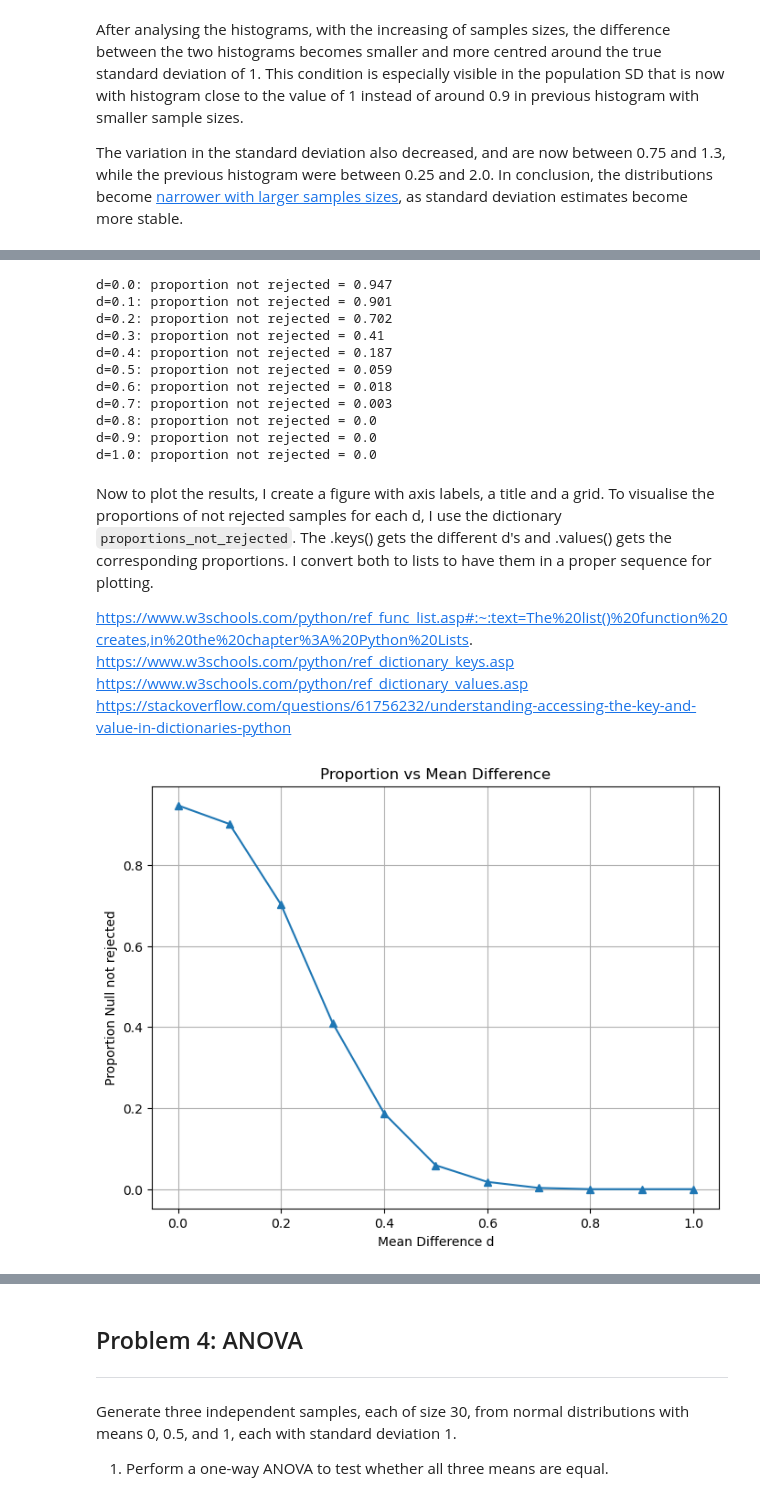
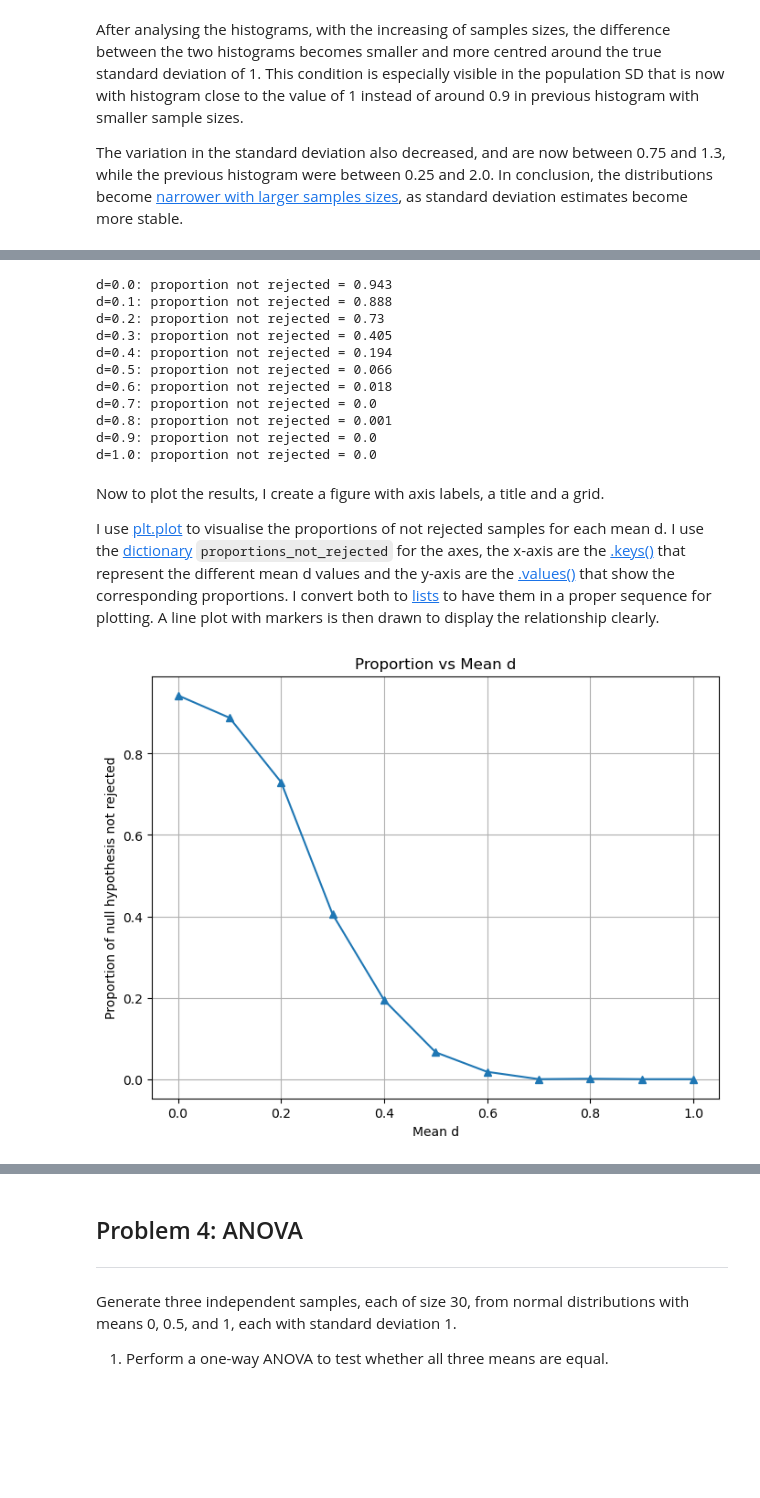
Before and after one commit to FatimaBOliveira/applied-statistics-assessment, a Jupyter notebook: problems.ipynb, the cells around one changed output, grey strips where cells are left out. Cells and saved outputs as stored; diff of their text form; code cells hidden in the pictures; blank space fills up the shorter version.

```diff
--- a/problems.ipynb
+++ b/problems.ipynb
@@ -400,12 +388,12 @@ https://seaborn.pydata.org/generated/seaborn.boxplot.html
 # %%
 # sample with normal distribution.
-normal_samples = np.random.normal(0, 1, 100)
+normal_sample = np.random.normal(0, 1, 100)
 
 # sample with normal distribution with mean 0.5.
-normal_d_0_5 = np.random.normal(0.5, 1, 100)
+normal_m_0_5 = np.random.normal(0.5, 1, 100)
 
 # Box plot.
-sns.boxplot(data=[normal_samples, normal_d_0_5])
+sns.boxplot(data=[normal_sample, normal_m_0_5])
 
 # Show.
 plt.show()
@@ -432,10 +415,10 @@ In a case where the means are the same, the p-value is expected to be higher tha
 # %%
 # sample with normal distribution.
-normal_samples = np.random.normal(0, 1, 100)
+normal_sample_2 = np.random.normal(0, 1, 100)
 
 # sample with normal distribution with mean 0.
-normal_d_0 = np.random.normal(0, 1, 100)
+normal_m_0 = np.random.normal(0, 1, 100)
 
 # Perform a t-test.
-stats.ttest_ind(normal_samples, normal_d_0)
+stats.ttest_ind(normal_sample_2, normal_m_0)
 # %% [output]
@@ -500,7 +479,6 @@ proportions_not_rejected = {}
 for d, sample_pairs in all_samples.items():
     # Counter to track how many times the null hypothesis is not rejected.
     not_rejected_count = 0
-
     # Loop through all sample pairs.
     for normal_samples, normal_d in sample_pairs:
         # Perform t-test on the two samples.
@@ -515,48 +493,44 @@ for d, sample_pairs in all_samples.items():
 for d, prop in proportions_not_rejected.items():
     print(f"d={d}: proportion not rejected = {prop}")
 # %% [output]
-d=0.0: proportion not rejected = 0.947
-d=0.1: proportion not rejected = 0.901
-d=0.2: proportion not rejected = 0.702
-d=0.3: proportion not rejected = 0.41
-d=0.4: proportion not rejected = 0.187
-d=0.5: proportion not rejected = 0.059
+d=0.0: proportion not rejected = 0.943
+d=0.1: proportion not rejected = 0.888
+d=0.2: proportion not rejected = 0.73
+d=0.3: proportion not rejected = 0.405
+d=0.4: proportion not rejected = 0.194
+d=0.5: proportion not rejected = 0.066
 d=0.6: proportion not rejected = 0.018
-d=0.7: proportion not rejected = 0.003
-d=0.8: proportion not rejected = 0.0
+d=0.7: proportion not rejected = 0.0
+d=0.8: proportion not rejected = 0.001
 d=0.9: proportion not rejected = 0.0
 d=1.0: proportion not rejected = 0.0
 # %% [markdown]
 Now to plot the results, I create a figure with axis labels, a title and a grid.
-To visualise the proportions of not rejected samples for each d, I use the dictionary `proportions_not_rejected`. The .keys() gets the different d's and .values() gets the corresponding proportions. I convert both to lists to have them in a proper sequence for plotting.
 
-https://www.w3schools.com/python/ref_func_list.asp#:~:text=The%20list()%20function%20creates,in%20the%20chapter%3A%20Python%20Lists.
-https://www.w3schools.com/python/ref_dictionary_keys.asp
-https://www.w3schools.com/python/ref_dictionary_values.asp
-https://stackoverflow.com/questions/61756232/understanding-accessing-the-key-and-value-in-dictionaries-python
+I use [plt.plot](https://matplotlib.org/stable/api/_as_gen/matplotlib.pyplot.plot.html) to visualise the proportions of not rejected samples for each mean d. I use the [dictionary](https://stackoverflow.com/questions/61756232/understanding-accessing-the-key-and-value-in-dictionaries-python) `proportions_not_rejected` for the axes, the x-axis are the [.keys()](https://www.w3schools.com/python/ref_dictionary_keys.asp) that represent the different mean d values and the y-axis are the [.values()](https://www.w3schools.com/python/ref_dictionary_values.asp) that show the corresponding proportions. I convert both to [lists](https://www.w3schools.com/python/ref_func_list.asp#:~:text=The%20list()%20function%20creates,in%20the%20chapter%3A%20Python%20Lists) to have them in a proper sequence for plotting. A line plot with markers is then drawn to display the relationship clearly.
 # %%
 # Create a new figure.
 plt.figure(figsize=(8,6))
 
 # Plot the dictionary keys (mean differences d) against the values (proportion not rejected).
 plt.plot(list(proportions_not_rejected.keys()),
          list(proportions_not_rejected.values()),
          marker='^', linestyle='-')
 
 # Label the x-axis.
-plt.xlabel('Mean Difference d')
+plt.xlabel('Mean d')
 
 # Label the y-axis.
-plt.ylabel('Proportion Null not rejected')
+plt.ylabel('Proportion of null hypothesis not rejected')
 
 # Add a title.
-plt.title('Proportion vs Mean Difference')
+plt.title('Proportion vs Mean d')
 
 # Add grid.
 plt.grid(visible=True)
 
 # Plot the results.
 plt.show()
 # %% [output]
-[figure, old version]
+[figure, new version]
 # %% [markdown]
```
Also changed, not shown: parts of 26 cells of this notebook.
